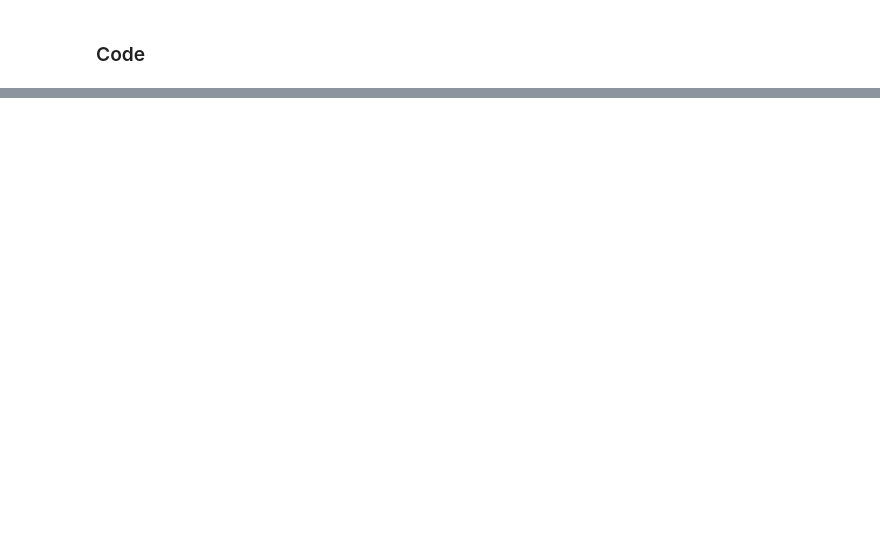
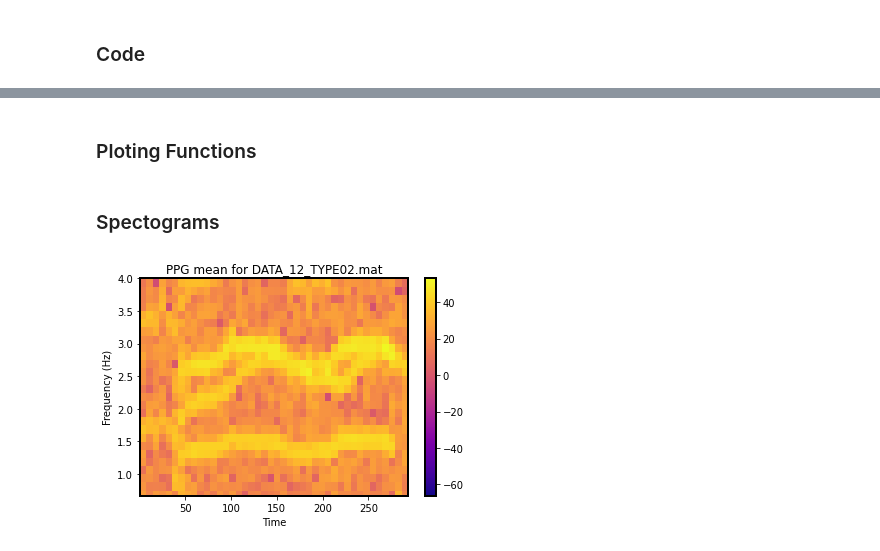
Before and after one commit to jaycode/aapra, a Jupyter notebook: part_1/pulse_rate_starter.ipynb, the cells around one changed output, grey strips where cells are left out. Drawn from its saved outputs; the diff is of its cells as text; code cells hidden in the pictures; blank space fills up the shorter version.

```diff
--- a/part_1/pulse_rate_starter.ipynb
+++ b/part_1/pulse_rate_starter.ipynb
@@ -522,0 +249,2 @@ You will now go to **Test Your Algorithm** (back in the Project Classroom) to ap
+# %% [markdown]
+### Ploting Functions
@@ -522,0 +318,47 @@ You will now go to **Test Your Algorithm** (back in the Project Classroom) to ap
+# %% [markdown]
+### Spectograms
+# %%
+mpld3.disable_notebook()
+def plot_spec(data_fl, ref_fl, fs=125, window_len_s=8, pass_band=(0.4, 5.0)):
+    """
+    Plot a spectogram
+
+    Args:
+        data_fl: (string) Filename of the file that contains the data
+        ref_fl: (string) Filename of the file that contains the references
+        fs: (int) Sampling frequency in Hz
+        window_len_s: (int) Window length in seconds
+        pass_band: ((float, float)) min and max pass bands tuple
+
+    """
+    # Load data using scipy. "scipy.io.loadmat(f)"
+    sigs = scipy.io.loadmat(data_fl)['sig']
+    refs = scipy.io.loadmat(ref_fl)['BPM0'].reshape(-1)
+    ppg1 = sigs[1, :]
+    ppg2 = sigs[2, :]
+    ppg = np.mean(np.vstack([ppg1, ppg2]), axis=0)
+
+    spec, freqs, t, cax = plt.specgram(ppg, Fs=fs, NFFT=fs * window_len_s)
+    plt.ylim(pass_band[0],pass_band[1])
+    plt.title("PPG mean for {}".format(data_fl.split('/')[-1]))
+    plt.xlabel("Time")
+    plt.ylabel("Frequency (Hz)")
+    plt.colorbar(cax)
+# %%
+data_fls, ref_fls = troika.LoadTroikaDataset("./datasets/troika/training_data")
+
+# Frequency of the signals sampled in Hertz.
+# For example, 125 means there are 125 samples every second.
+fs = FS # Hertz
+
+# Each reference pulse rate is calculated from this many seconds.
+window_len_s = WINDOW_LEN_S # seconds
+
+# Time difference (in seconds) between one time window and the next.
+window_shift_s = WINDOW_SHIFT_S # seconds
+
+pass_band = PASS_BAND
+# %%
+plot_spec(data_fls[11], ref_fls[11], fs=fs, window_len_s=window_len_s, pass_band=pass_band)
+# %% [output]
+[figure, added]
```
Also changed, not shown: parts of 20 cells of this notebook, 7 other files.
